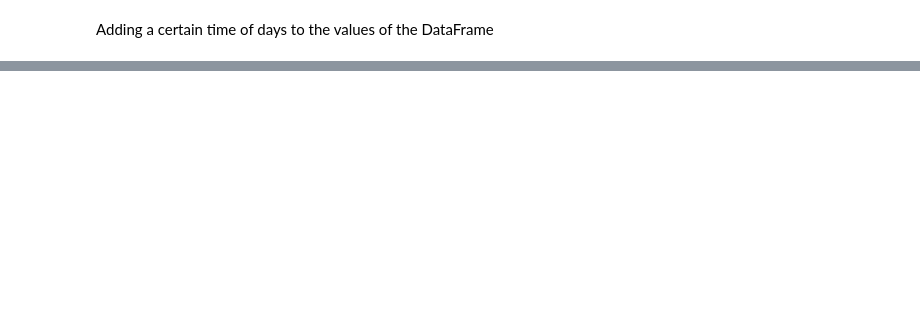
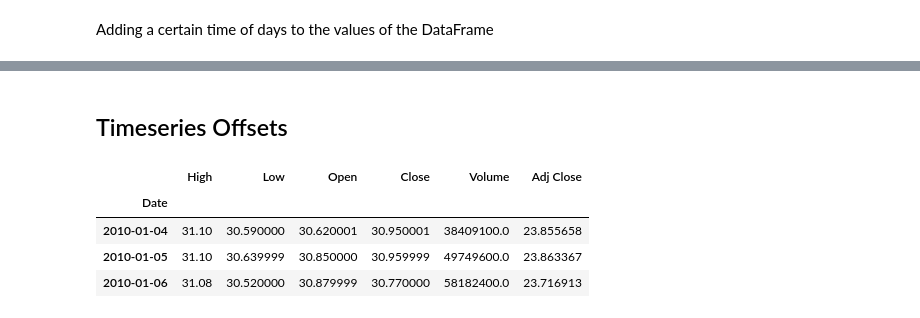
Before and after one commit to fabiodemo/course_data_analysis_with_pandas, a Jupyter notebook: pandas/Working with Dates and Times.ipynb, the cells around one changed output, grey strips where cells are left out. Saved outputs shown, nothing was run; the diff lists cells and outputs as text; code cells hidden in the pictures; blank space fills up the shorter version.

```diff
--- a/pandas/Working with Dates and Times.ipynb
+++ b/pandas/Working with Dates and Times.ipynb
@@ -361,0 +270,11 @@ DatetimeIndex(['2011-04-14 06:02:40', '2011-04-15 06:02:40',
+# %% [markdown]
+## Timeseries Offsets
+# %%
+stocks = data.DataReader(name= "MSFT", data_source= "yahoo", start="2010-01-01", end= "2020-12-31")
+stocks.head(3)
+# %% [output]
+|  | High | Low | Open | Close | Volume | Adj Close |
+| Date |  |  |  |  |  |  |
+| 2010-01-04 | 31.10 | 30.590000 | 30.620001 | 30.950001 | 38409100.0 | 23.855658 |
+| 2010-01-05 | 31.10 | 30.639999 | 30.850000 | 30.959999 | 49749600.0 | 23.863367 |
+| 2010-01-06 | 31.08 | 30.520000 | 30.879999 | 30.770000 | 58182400.0 | 23.716913 |
```
Also changed, not shown: parts of 41 cells of this notebook.
